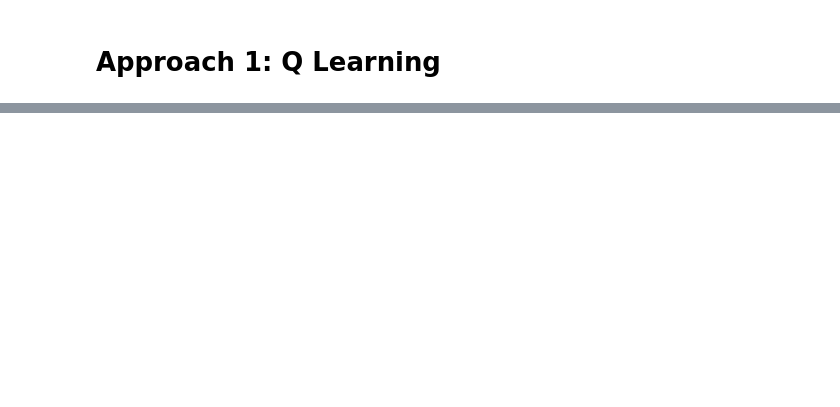
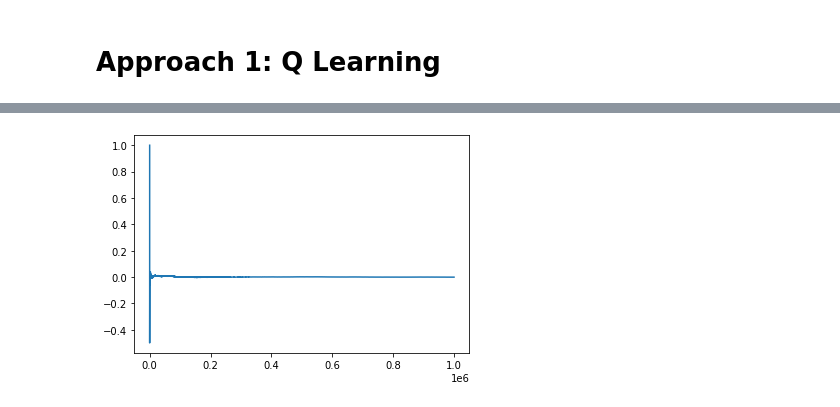
Before and after one commit to cjqian/flappy, a Jupyter notebook: card_game.ipynb, the cells around one changed output, grey strips where cells are left out. Saved outputs shown, nothing was run; the diff lists cells and outputs as text; code cells hidden in the pictures; blank space fills up the shorter version.

```diff
--- a/card_game.ipynb
+++ b/card_game.ipynb
@@ -117,0 +276,88 @@ Score over time: -0.0127
+# %%
+# Initialize hyperparameters.
+
+total_episodes = 1000000     # Total episodes
+gamma = 0.8           # Discounting factor.
+lambd = .8
+alpha = .8             # Learning rate.
+# %%
+%%time
+
+def get_states_iter():
+  for i in range(0, 27):
+    for j in range(0, 27):
+      yield (i, j)
+
+# Initialize Q(s, a) arbitrarily.
+Q = {}
+E = {}
+
+states_iter = get_states_iter()
+for s in states_iter:
+  Q[s] = [0., 0.]
+
+def choose_action(state, map=Q):
+  exp_tradeoff = random.uniform(0, 1)
+  explore = exp_tradeoff <= epsilon
+  if explore:
+    action = random.randint(0, 1)
+  else:
+    action = np.argmax(Q[tuple(state)])
+
+  return action
+
+rewards = []
+for episode in range(1, total_episodes+ 1):
+  if (episode % 10000) == 0:
+      print("Progress: {} ({})".format(round((episode + 0.0)/total_episodes, 4),
+                                        round(sum(rewards) / len(rewards), 4)))
+
+  env = Environment()
+  done = False
+
+  states_iter = get_states_iter()
+  for s in states_iter:
+    E[s] = [0., 0.]
+
+  # Initialize S and A.
+  state = [0, 0]
+  action = choose_action(state)
+  step = 0
+  total_rewards = 0
+
+  #print("Initial action: {}".format(action))
+  while not done:
+    # Take action A, observe R, S'.
+    state_p, reward, done = env.step(action)
+
+    # Choose A' from S'.
+    action_p = choose_action(state_p)
+
+    # Calculate the TD error.
+    init_q = Q[tuple(state)][action]
+    td_error = reward + gamma * Q[tuple(state_p)][action_p] - init_q
+
+    # Increment E.
+    E[tuple(state)][action] += 1
+
+    # For all states and actions:
+    states_iter = get_states_iter()
+    for s in states_iter:
+      for a in [0, 1]:
+        Q[s][a] = Q[s][a] + alpha * td_error * E[s][a]
+        E[s][a] = gamma * lambd * E[s][a]
+
+    # S <- S', A <- A'
+    state = state_p
+    action = action_p
+
+    total_rewards += reward
+
+  rewards.append(total_rewards)
+
+print ("Score over time: " +  str(sum(rewards)/total_episodes))
+
+# Plot learning.
+LSARSA_REWARDS = rewards
+pd.Series(LSARSA_REWARDS).expanding().mean().plot()
+# %% [output]
@@ -117,0 +381 @@ Score over time: -0.0127
+[figure, added]
```
Also changed, not shown: parts of 15 cells of this notebook.
